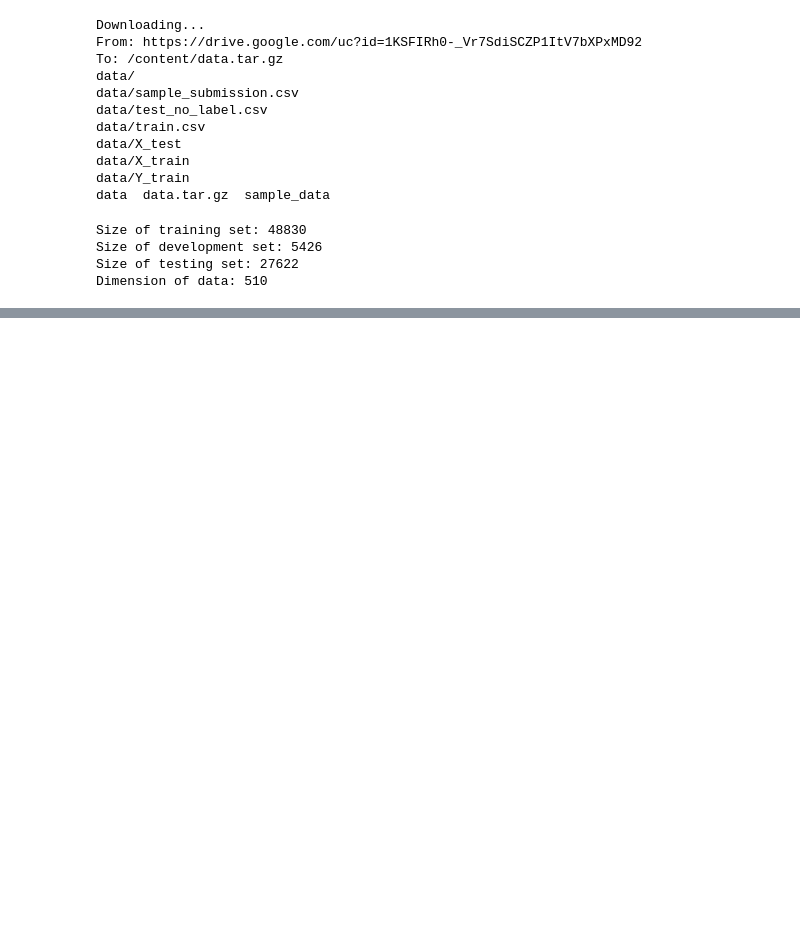
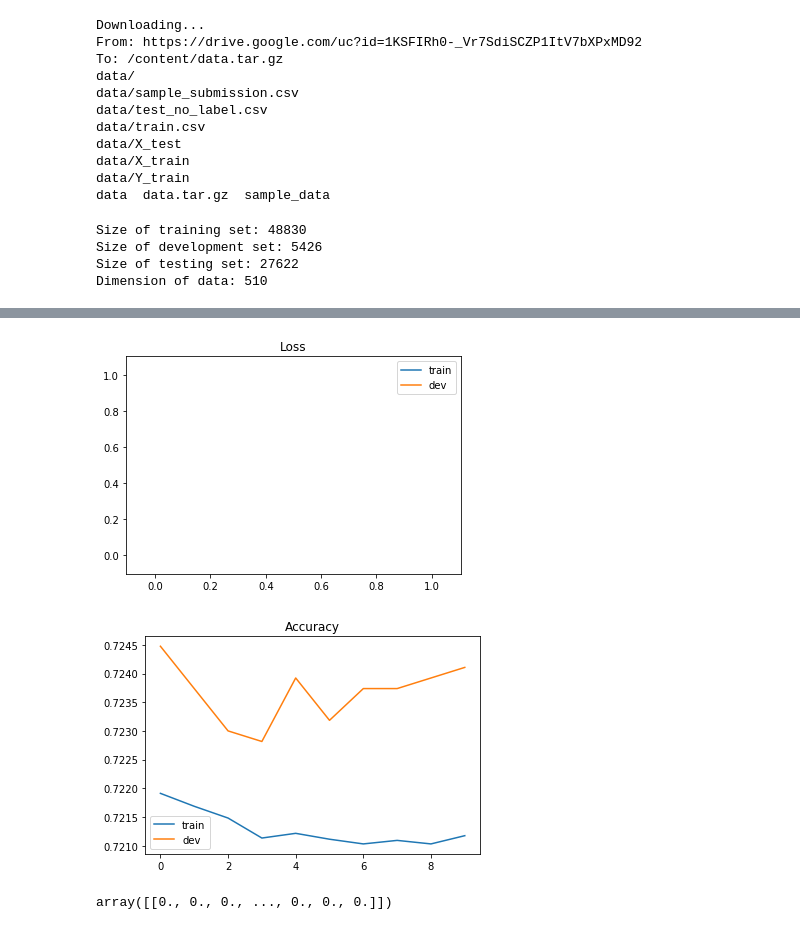
Before and after one commit to SuperPanww/Tableau-Portal, a Jupyter notebook: hw2_panww.ipynb, the cells around one changed output, grey strips where cells are left out. Saved outputs shown, nothing was run; the diff lists cells and outputs as text; code cells hidden in the pictures; blank space fills up the shorter version.

```diff
--- a/hw2_panww.ipynb
+++ b/hw2_panww.ipynb
@@ -86,3 +87,12 @@ def _accuracy(Y_pred,Y_label):
   return acc
-# %%
-def _cross_entropy_loss(y_pred,Y_label):
+# %%
+def _cross_entropy_loss(Y_pred,Y_label):
+  cross_entropy = -np.dot(Y_pred,np.log(Y_label))-np.dot((1-Y_pred),np.log(1-Y_label))
+  return cross_entropy
+# %%
+def _gradient(X,Y_label,w,b):
+  Y_pred = _f(X,w,b)
+  pred_error = Y_label-Y_pred
+  w_grad = -np.sum(np.dot(X.T,pred_error),1)
+  b_grad = -np.sum(pred_error)
+  return w_grad,b_grad
@@ -88,0 +149,23 @@ def _cross_entropy_loss(y_pred,Y_label):
+# %%
+import matplotlib.pyplot as plt
+
+plt.plot(train_loss)
+plt.plot(dev_loss)
+plt.title('Loss')
+plt.legend(['train','dev'])
+plt.savefig('loss.png')
+plt.show()
+
+plt.plot(train_acc)
+plt.plot(dev_acc)
+plt.title('Accuracy')
+plt.legend(['train','dev'])
+plt.savefig('acc.png')
+plt.show()
+# %% [output]
+[figure, added]
+[figure, added]
+# %%
+Y_train.T
+# %% [output]
+array([[0., 0., 0., ..., 0., 0., 0.]])
```
Also changed, not shown: parts of 2 cells of this notebook.
